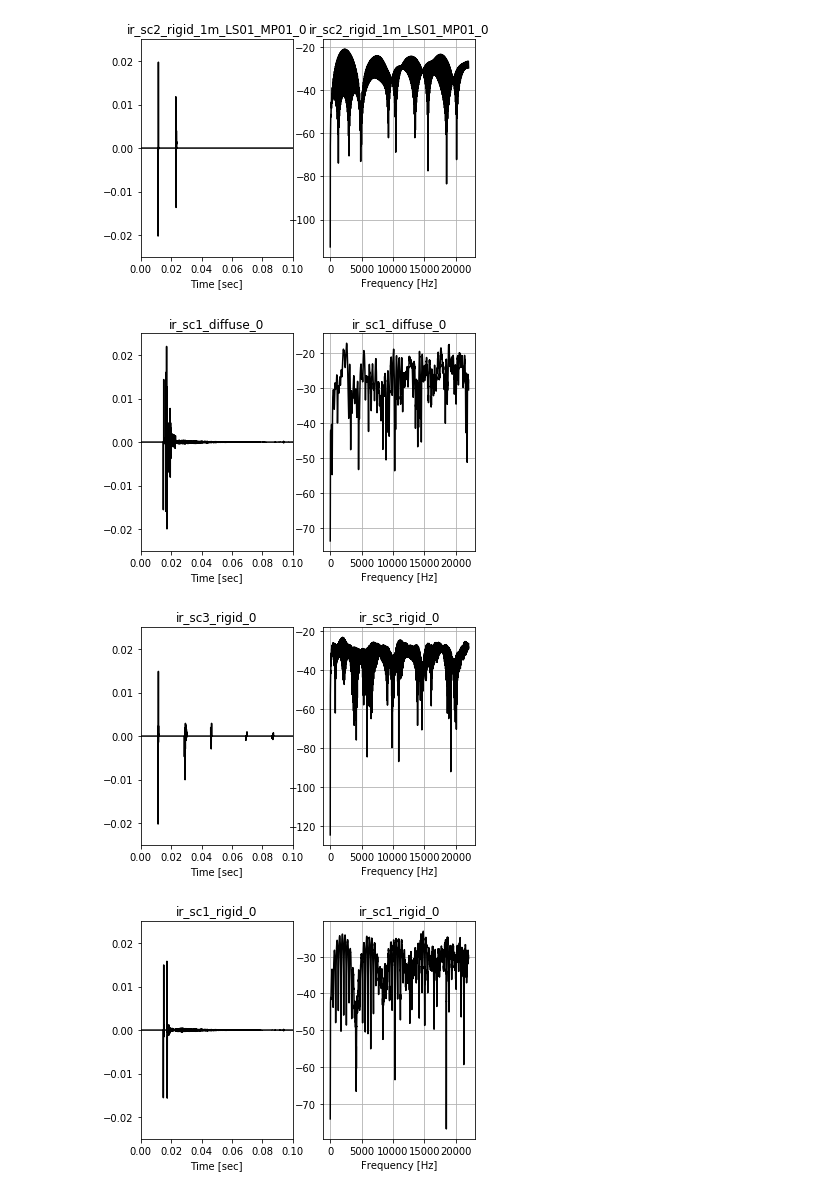
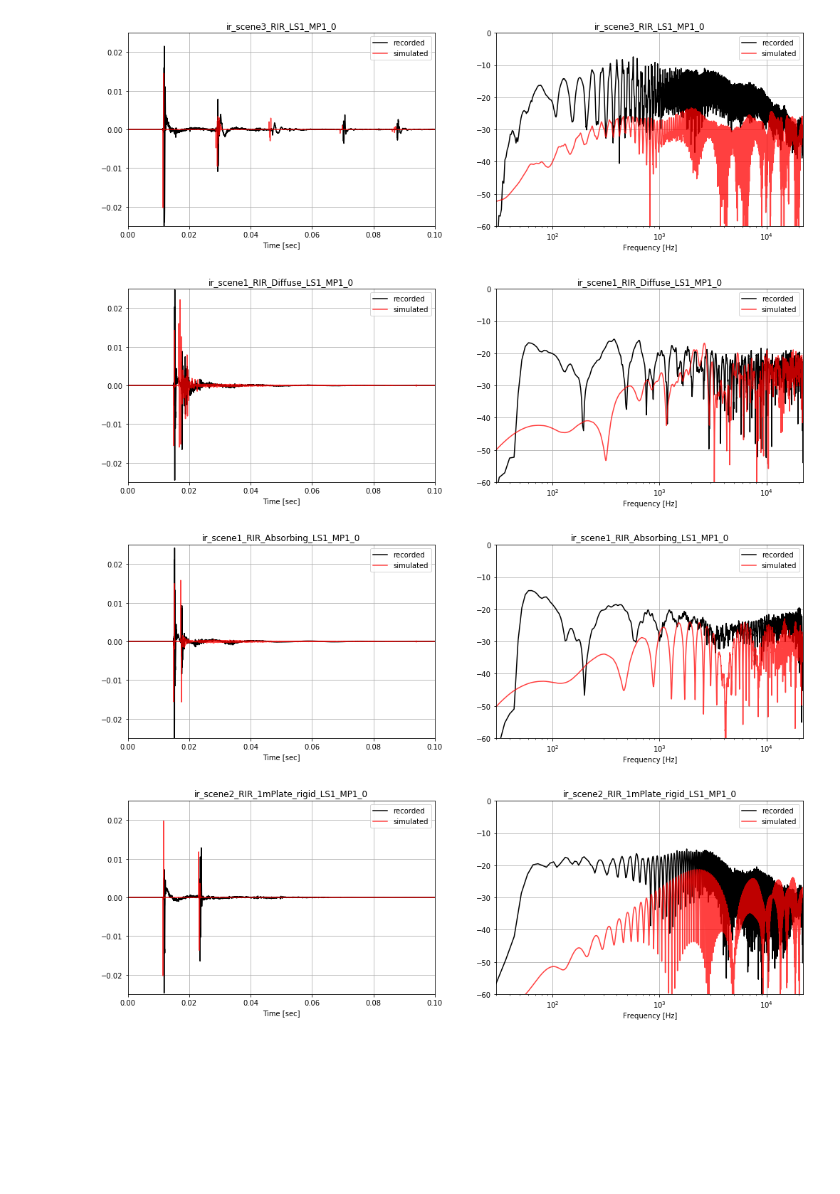
Before and after one commit to hrtlacek/rayMarchReverb, a Jupyter notebook: code/notebook/plotGenerate.ipynb, the cells around one changed output. Cells and saved outputs as stored; diff of their text form; code cells hidden in the pictures; blank space fills up the shorter version.

Commit message:
sphere tracing viz, paper work

```diff
--- a/code/notebook/plotGenerate.ipynb
+++ b/code/notebook/plotGenerate.ipynb
@@ -21,0 +18,7 @@ a[:-4]
+# %%
+origData = ['../touchDesigner/data/scenes/03 multiple reflection (parallel finite plates)/RIRs/wav/scene3_RIR_LS1_MP1.wav',
+'../touchDesigner/data/scenes/01 single reflection (infinite plate)/RIRs/wav/scene1_RIR_Diffuse_LS1_MP1.wav',
+'../touchDesigner/data/scenes/01 single reflection (infinite plate)/RIRs/wav/scene1_RIR_Absorbing_LS1_MP1.wav',
+'../touchDesigner/data/scenes/02 single reflection (finite plate)/RIRs/wav/scene2_RIR_1mPlate_rigid_LS1_MP1.wav',
+'../touchDesigner/data/scenes/02 single reflection (finite plate)/RIRs/wav/scene2_RIR_1mPlate_absorbing_LS4_MP5.wav',
+'../touchDesigner/data/scenes/01 single reflection (infinite plate)/RIRs/wav/scene1_RIR_Rigid_LS1_MP1.wav']
@@ -21,0 +27,2 @@ a[:-4]
+# %%
+sr,orig = wavfile.read(origData[0])
@@ -22,44 +34,64 @@ a[:-4]
 # %%
-for irFile in allIRs:
+for n,irFile in enumerate(allIRs):
+    srl,orig = wavfile.read(origData[n])
+    if srl != sr:
+        raise TypeError('comparing files with different sampling rates')
 
     fullPath = os.path.join(rootDir,irFile)
     fName = irFile[:-4]
     ir = np.load(fullPath)
     N = len(ir)
     T = N/sr
     n = np.arange(N)
     t = n/sr
 
-    plt.figure()
+    plt.figure(figsize=[17,5])
 
     plt.subplot(121)
-    plt.plot(t,ir, 'k')
+
+
+    No = len(orig)
+    To = No/sr
+    no = np.arange(No)
+    to = no/sr
+    plt.plot(to,orig, 'k', label="recorded")
+
+    plt.plot(t,ir, 'r', label="simulated", alpha=0.75)
+
     plt.xlim([0,0.1])
     yrang = 0.025
     plt.ylim([-yrang,yrang])
     plt.xlabel("Time [sec]")
     plt.title(fName)
+    plt.grid()
+    plt.legend()
 
     plt.subplot(122)
+
+    spec = abs(np.fft.fft(orig))
+    specLen = len(spec)
+    magSpec = 20*np.log10(spec[:int(specLen/2)])
+    fax = np.linspace(0,sr/2, int(specLen/2))
+    plt.plot(fax,magSpec, 'k', label='recorded')
 
     spec = abs(np.fft.fft(ir))
     specLen = len(spec)
     magSpec = 20*np.log10(spec[:int(specLen/2)])
-    fax = np.linspace(0,sr/2, int(specLen/2))
-    plt.plot(fax,magSpec, 'k')
-#     plt.xlim([0,0.1])
-#     yrang = 0.025
-#     plt.ylim([-yrang,yrang])
+    fax = np.linspace(10,sr/2, int(specLen/2))
+    plt.xlim([30, sr/2])
+    plt.ylim([-60,0])
+    plt.semilogx(fax,magSpec, 'r', alpha=0.75, label='simulated')
+
     plt.xlabel("Frequency [Hz]")
     plt.title(fName)
-
+    plt.legend(loc='upper right')
 
     plt.grid()
 #     tikzplotlib.clean_figure()
-#     tikzplotlib.save("../../paper/DAFx20_Templates_LaTeX/img/"+fName+".tex", float_format='.4f')
+    tikzplotlib.save("../../paper/DAFx20_Templates_LaTeX/img/"+fName+".tex", float_format='.4f')
     plt.show()
 # %% [output]
-[figure, old version]
+[figure, new version]
-[figure, old version]
+[figure, new version]
-[figure, old version]
+[figure, new version]
-[figure, old version]
+[figure, new version]
```
Also changed, not shown: parts of 8 cells of this notebook, 23 other files.
